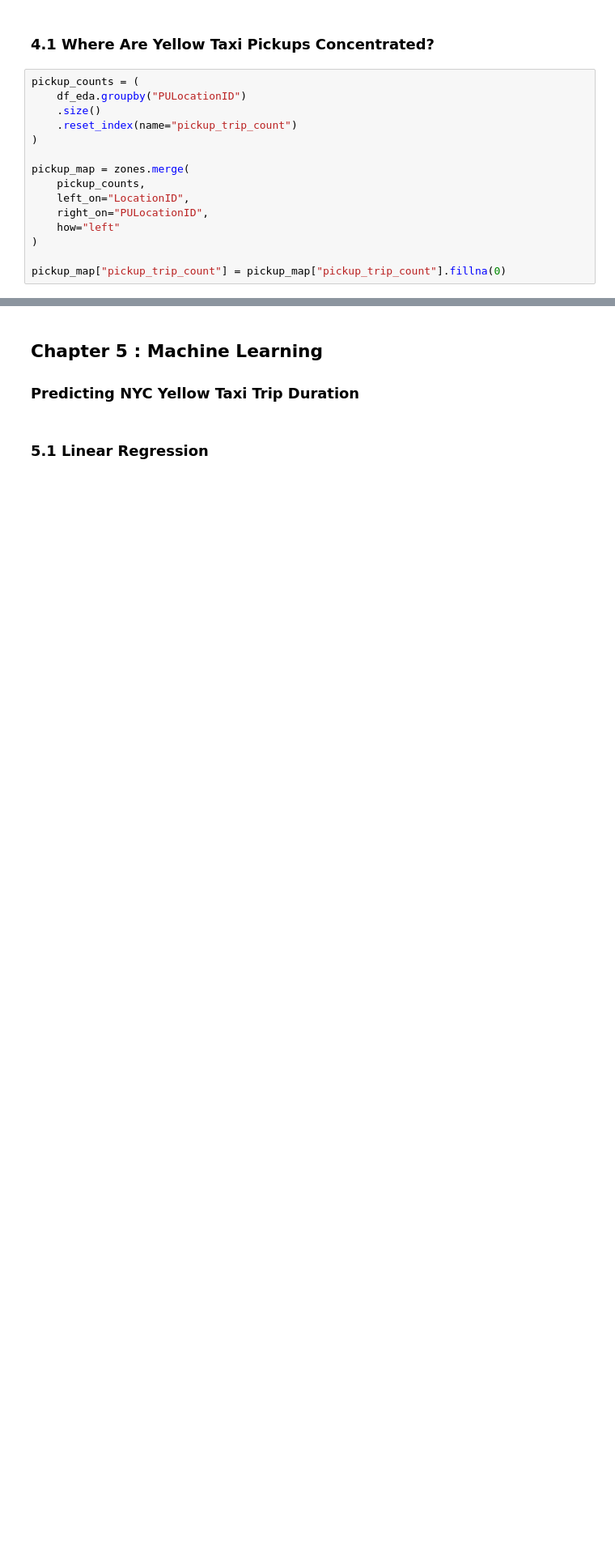
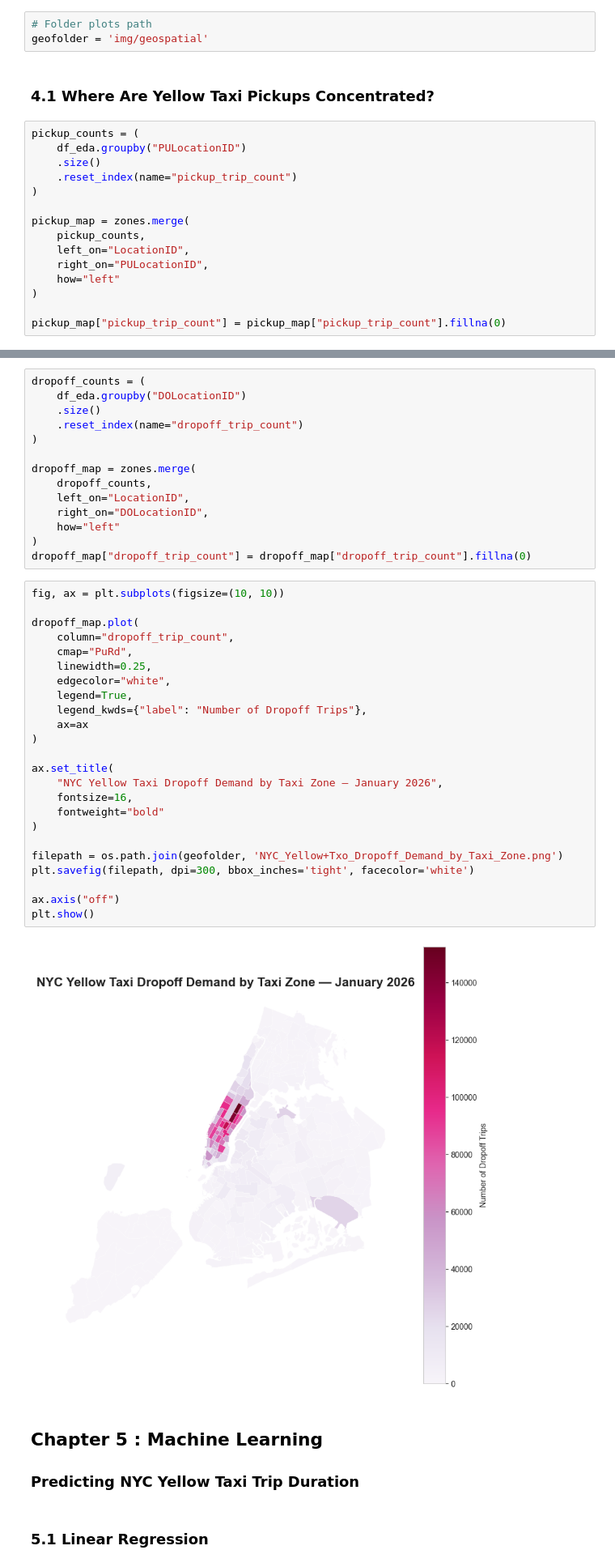
Before and after one commit to fathirrizkifadillah/NYC-Yellow-Taxi-Trip-Analysis, a Jupyter notebook: main.ipynb, the cells around one changed output, grey strips where cells are left out. Shown at 81% size. Saved outputs shown, nothing was run; the diff lists cells and outputs as text; blank space fills up the shorter version.

Commit message:
Re Structure folder img and add 4.2 NYC Yello Taxi Dropoff Demand by Taxi Zone

```diff
--- a/main.ipynb
+++ b/main.ipynb
@@ -1825,6 +1825,9 @@ import geopandas as gpd
 
 zones = gpd.read_file("data/taxi_zones/taxi_zones.shp")
 zones = zones[["LocationID", "zone", "borough", "geometry"]]
+# %%
+# Folder plots path
+geofolder = 'img/geospatial'
 # %% [markdown]
 ### 4.1 Where Are Yellow Taxi Pickups Concentrated?
 # %%
@@ -1872,3 +1889,43 @@ plt.show()
+# %%
+dropoff_counts = (
+    df_eda.groupby("DOLocationID")
+    .size()
+    .reset_index(name="dropoff_trip_count")
+)
+
+dropoff_map = zones.merge(
+    dropoff_counts,
+    left_on="LocationID",
+    right_on="DOLocationID",
+    how="left"
+)
+dropoff_map["dropoff_trip_count"] = dropoff_map["dropoff_trip_count"].fillna(0)
+# %%
+fig, ax = plt.subplots(figsize=(10, 10))
+
+dropoff_map.plot(
+    column="dropoff_trip_count",
+    cmap="PuRd",
+    linewidth=0.25,
+    edgecolor="white",
+    legend=True,
+    legend_kwds={"label": "Number of Dropoff Trips"},
+    ax=ax
+)
+
+ax.set_title(
+    "NYC Yellow Taxi Dropoff Demand by Taxi Zone — January 2026",
+    fontsize=16,
+    fontweight="bold"
+)
+
+filepath = os.path.join(geofolder, 'NYC_Yellow+Txo_Dropoff_Demand_by_Taxi_Zone.png')
+plt.savefig(filepath, dpi=300, bbox_inches='tight', facecolor='white')
+
+ax.axis("off")
+plt.show()
+# %% [output]
+[figure, added]
 # %% [markdown]
 ## Chapter 5 : Machine Learning
 ### Predicting NYC Yellow Taxi Trip Duration
```
Also changed, not shown: parts of 3 cells of this notebook, 16 other files.
